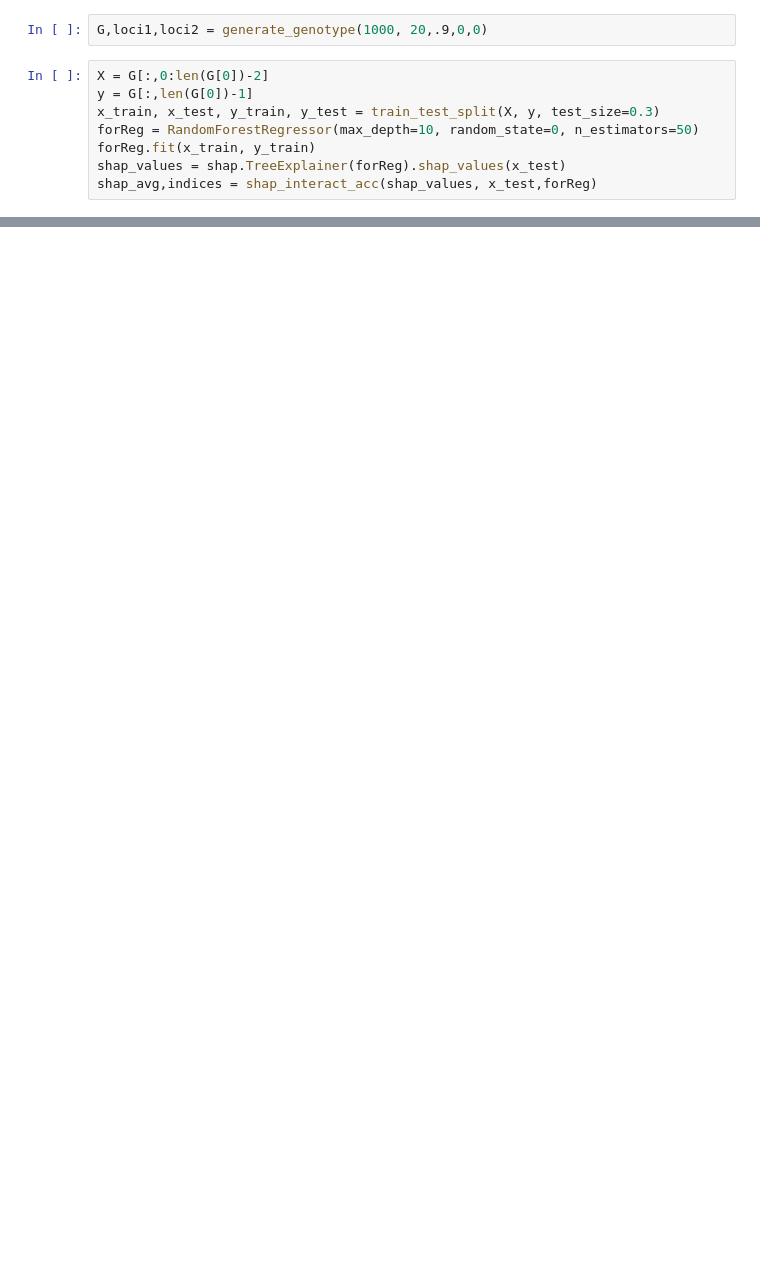
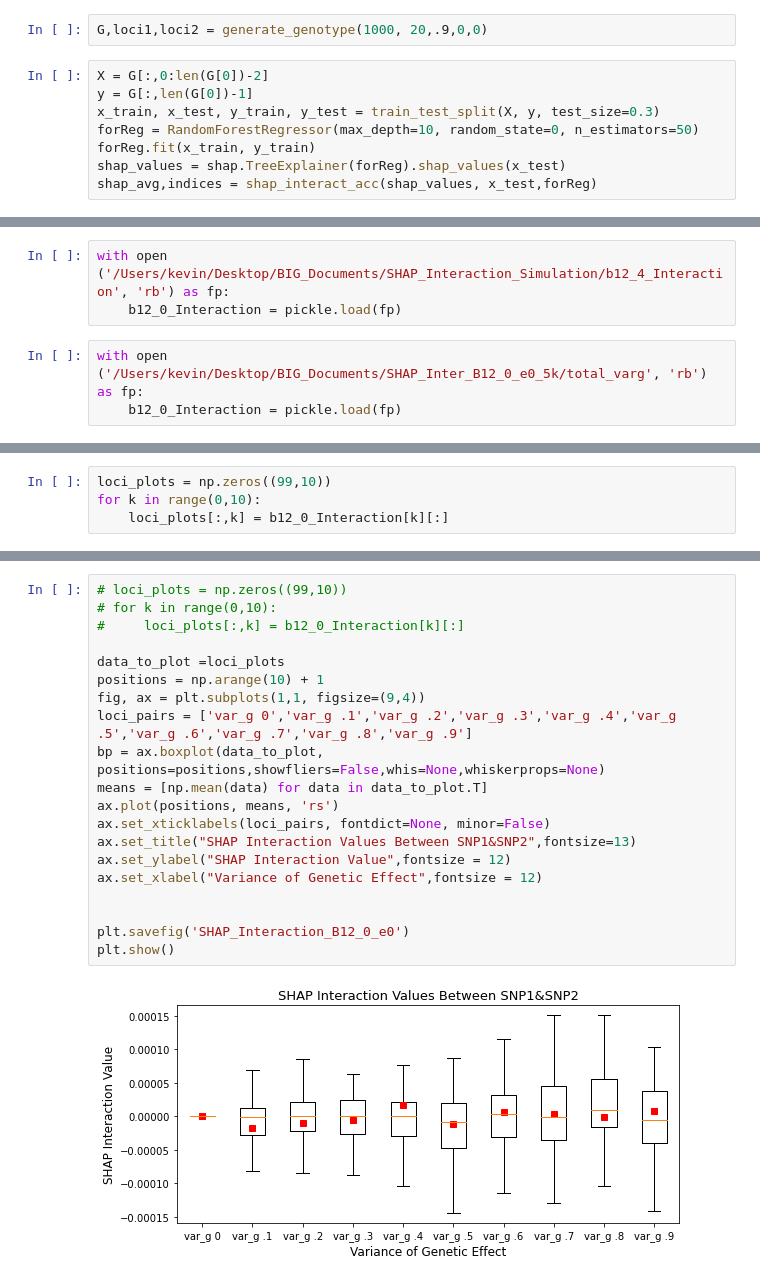
Before and after one commit to KevinDelao/UCLA_Summer_Project, a Jupyter notebook: Plot_SHAPInteraction.ipynb, the cells around one changed output, grey strips where cells are left out. Saved outputs shown, nothing was run; the diff lists cells and outputs as text; blank space fills up the shorter version.

```diff
--- a/Plot_SHAPInteraction.ipynb
+++ b/Plot_SHAPInteraction.ipynb
@@ -365,0 +274,6 @@ means_frank
+# %%
+with open ('/Users/kevin/Desktop/BIG_Documents/SHAP_Interaction_Simulation/b12_4_Interaction', 'rb') as fp:
+    b12_0_Interaction = pickle.load(fp)
+# %%
+with open ('/Users/kevin/Desktop/BIG_Documents/SHAP_Inter_B12_0_e0_5k/total_varg', 'rb') as fp:
+    b12_0_Interaction = pickle.load(fp)
@@ -365,0 +292,4 @@ means_frank
+# %%
+loci_plots = np.zeros((99,10))
+for k in range(0,10):
+    loci_plots[:,k] = b12_0_Interaction[k][:]
@@ -365,0 +313,22 @@ means_frank
+# %%
+# loci_plots = np.zeros((99,10))
+# for k in range(0,10):
+#     loci_plots[:,k] = b12_0_Interaction[k][:]
+
+data_to_plot =loci_plots
+positions = np.arange(10) + 1
+fig, ax = plt.subplots(1,1, figsize=(9,4))
+loci_pairs = ['var_g 0','var_g .1','var_g .2','var_g .3','var_g .4','var_g .5','var_g .6','var_g .7','var_g .8','var_g .9']
+bp = ax.boxplot(data_to_plot, positions=positions,showfliers=False,whis=None,whiskerprops=None)
+means = [np.mean(data) for data in data_to_plot.T]
+ax.plot(positions, means, 'rs')
+ax.set_xticklabels(loci_pairs, fontdict=None, minor=False)
+ax.set_title("SHAP Interaction Values Between SNP1&SNP2",fontsize=13)
+ax.set_ylabel("SHAP Interaction Value",fontsize = 12)
+ax.set_xlabel("Variance of Genetic Effect",fontsize = 12)
+
+
+plt.savefig('SHAP_Interaction_B12_0_e0')
+plt.show()
+# %% [output]
+[figure, added]
```
Also changed, not shown: parts of 22 cells of this notebook, 4 other files.
